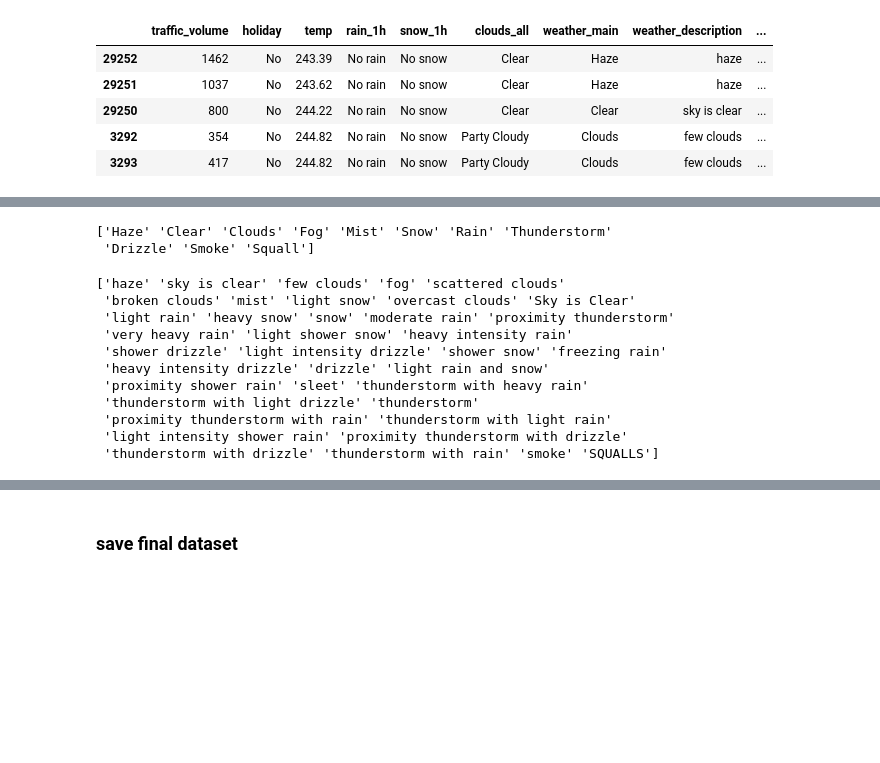
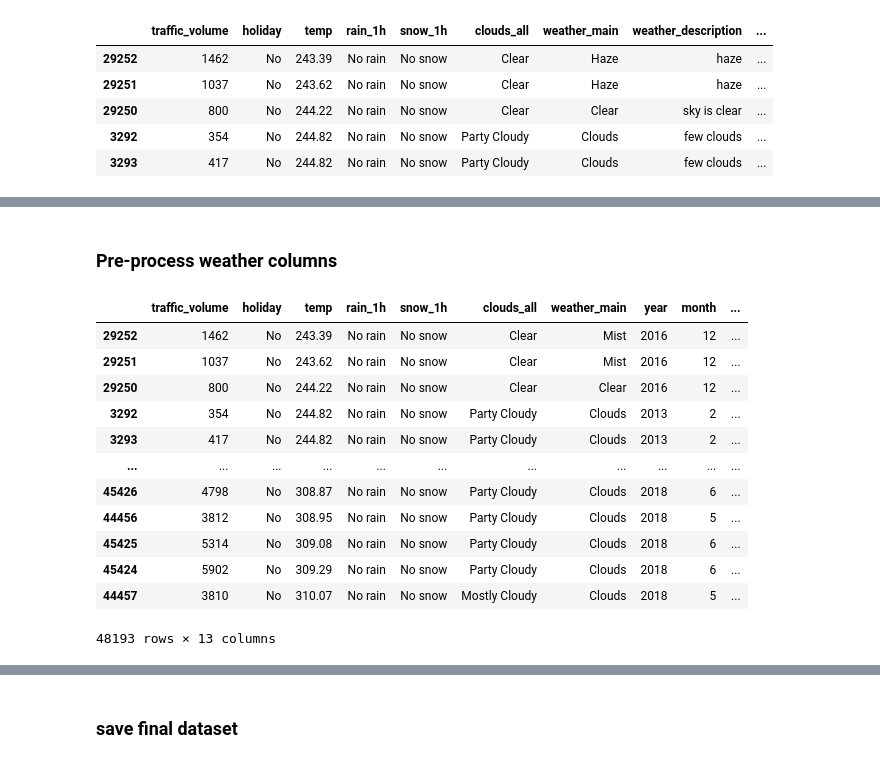
Before and after one commit to Learnheart/gis_group_d, a Jupyter notebook: model_building/feature_engineer.ipynb, the cells around one changed output, grey strips where cells are left out. Cells and saved outputs as stored; diff of their text form; code cells hidden in the pictures; blank space fills up the shorter version.

```diff
--- a/model_building/feature_engineer.ipynb
+++ b/model_building/feature_engineer.ipynb
@@ -211,19 +209,50 @@ processed_data.head()
-# %%
-print(data['weather_main'].unique())
-# %% [output]
-['Haze' 'Clear' 'Clouds' 'Fog' 'Mist' 'Snow' 'Rain' 'Thunderstorm'
- 'Drizzle' 'Smoke' 'Squall']
-# %%
-print(data['weather_description'].unique())
-# %% [output]
-['haze' 'sky is clear' 'few clouds' 'fog' 'scattered clouds'
- 'broken clouds' 'mist' 'light snow' 'overcast clouds' 'Sky is Clear'
- 'light rain' 'heavy snow' 'snow' 'moderate rain' 'proximity thunderstorm'
- 'very heavy rain' 'light shower snow' 'heavy intensity rain'
- 'shower drizzle' 'light intensity drizzle' 'shower snow' 'freezing rain'
- 'heavy intensity drizzle' 'drizzle' 'light rain and snow'
- 'proximity shower rain' 'sleet' 'thunderstorm with heavy rain'
- 'thunderstorm with light drizzle' 'thunderstorm'
- 'proximity thunderstorm with rain' 'thunderstorm with light rain'
- 'light intensity shower rain' 'proximity thunderstorm with drizzle'
- 'thunderstorm with drizzle' 'thunderstorm with rain' 'smoke' 'SQUALLS']
+# %% [markdown]
+### Pre-process weather columns
+# %%
+def group_weather(weather):
+  """
+  weather description & weather main process:
+  Cloud
+  Clear
+  Mist = mist + haze + fog + smoke
+  Rain = rain + prizzle + thunderstorm + squall
+  Snow
+  """
+  weather_map = {
+        'Clouds': 'Clouds',
+        'Clear': 'Clear',
+        'Mist': 'Mist',
+        'Haze': 'Mist',
+        'Fog': 'Mist',
+        'Smoke': 'Mist',
+        'Rain': 'Rain',
+        'Drizzle': 'Rain',
+        'Thunderstorm': 'Rain',
+        'Squall': 'Rain',
+        'Snow': 'Snow'
+    }
+  simplified_weather = weather.map(weather_map)
+
+  # Handle any unmapped values (optional, if needed)
+  simplified_weather.fillna('Unknown', inplace=True)
+
+  return simplified_weather
+# %%
+processed_data['weather_main'] = group_weather(processed_data['weather_main'])
+processed_data = processed_data.drop(processed_data[['weather_description']], axis=1)
+# %%
+processed_data
+# %% [output]
+|  | traffic_volume | holiday | temp | rain_1h | snow_1h | clouds_all | weather_main | year | month | ... |
+| 29252 | 1462 | No | 243.39 | No rain | No snow | Clear | Mist | 2016 | 12 | ... |
+| 29251 | 1037 | No | 243.62 | No rain | No snow | Clear | Mist | 2016 | 12 | ... |
+| 29250 | 800 | No | 244.22 | No rain | No snow | Clear | Clear | 2016 | 12 | ... |
+| 3292 | 354 | No | 244.82 | No rain | No snow | Party Cloudy | Clouds | 2013 | 2 | ... |
+| 3293 | 417 | No | 244.82 | No rain | No snow | Party Cloudy | Clouds | 2013 | 2 | ... |
+| ... | ... | ... | ... | ... | ... | ... | ... | ... | ... | ... |
+| 45426 | 4798 | No | 308.87 | No rain | No snow | Party Cloudy | Clouds | 2018 | 6 | ... |
+| 44456 | 3812 | No | 308.95 | No rain | No snow | Party Cloudy | Clouds | 2018 | 5 | ... |
+| 45425 | 5314 | No | 309.08 | No rain | No snow | Party Cloudy | Clouds | 2018 | 6 | ... |
+| 45424 | 5902 | No | 309.29 | No rain | No snow | Party Cloudy | Clouds | 2018 | 6 | ... |
+| 44457 | 3810 | No | 310.07 | No rain | No snow | Mostly Cloudy | Clouds | 2018 | 5 | ... |
+48193 rows × 13 columns
```
Also changed, not shown: parts of 2 cells of this notebook, 4 other files.
